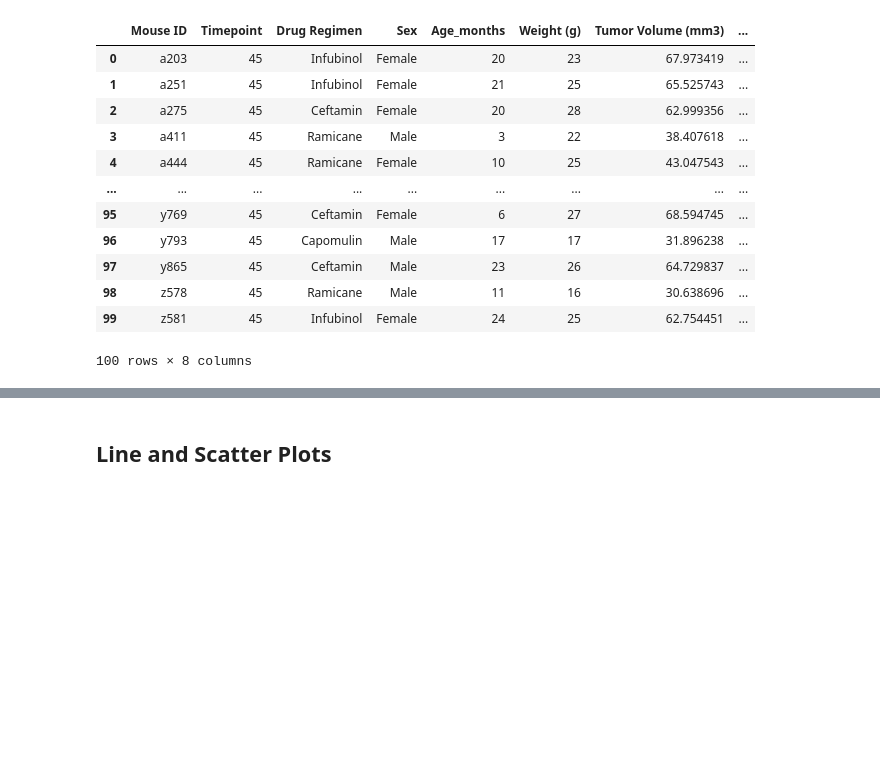
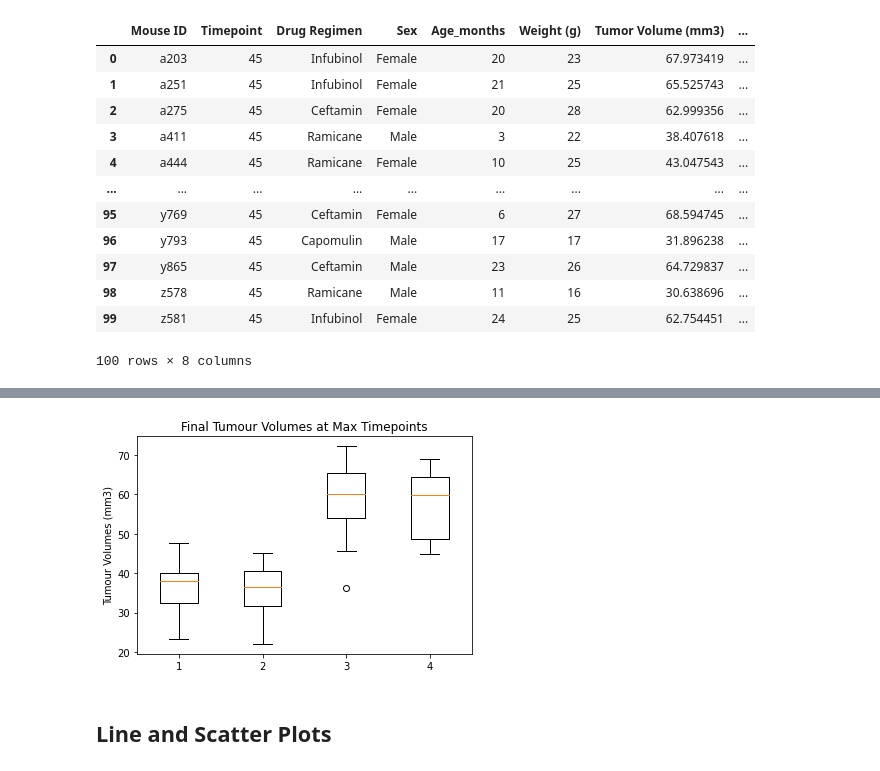
Before and after one commit to jeremychiaa/matplotlib-challenge, a Jupyter notebook: pymaceuticals_starter.ipynb, the cells around one changed output, grey strips where cells are left out. Cells and saved outputs as stored; diff of their text form; code cells hidden in the pictures; blank space fills up the shorter version.

Commit message:
added box plot

```diff
--- a/pymaceuticals_starter.ipynb
+++ b/pymaceuticals_starter.ipynb
@@ -274,8 +245,8 @@ tumour_volume = grouped_reduced_data["Timepoint"].max()
 # Reset index to default
 tumour_volume_df = tumour_volume.reset_index()
 
-# Merge two dataframes together
-new_combined_data = pd.merge(reduced_data, reduced_data, on=("Mouse ID", "Timepoint"), how="left")
+# Merge this group df with the original dataframe to get the tumor volume at the last timepoint
+new_combined_data = pd.merge(tumour_volume_df, reduced_data, on=("Mouse ID", "Timepoint"), how="left")
 new_combined_data
 # %% [output]
 |  | Mouse ID | Timepoint | Drug Regimen | Sex | Age_months | Weight (g) | Tumor Volume (mm3) | ... |
@@ -291,31 +262,5 @@ new_combined_data
 | 98 | z578 | 45 | Ramicane | Male | 11 | 16 | 30.638696 | ... |
 | 99 | z581 | 45 | Infubinol | Female | 24 | 25 | 62.754451 | ... |
 100 rows × 8 columns
-# %%
-# Calculate the final tumor volume of each mouse across four of the treatment regimens:
-# Capomulin, Ramicane, Infubinol, and Ceftamin
-# Start by getting the last (greatest) timepoint for each mouse
-
-# Retrieve data of the four treatment regimens
-reduced_data = combined_data.loc[combined_data["Drug Regimen"] == "Capomulin"]
-reduced_data = reduced_data.append(combined_data.loc[combined_data["Drug Regimen"] == "Ramicane"])
-reduced_data = reduced_data.append(combined_data.loc[combined_data["Drug Regimen"] == "Infubinol"])
-reduced_data = reduced_data.append(combined_data.loc[combined_data["Drug Regimen"] == "Ceftamin"])
-
-# Group dataframe by Mouse ID and Timepoint
-grouped_reduced_data = reduced_data.groupby(["Mouse ID", "Timepoint"])
-
-# Retrieve tumour volumes
-tumour_volume = grouped_reduced_data["Tumor Volume (mm3)"].max()
-
-# Change to default index
-tumour_volume = tumour_volume.reset_index()
-
-# Retrieve data with the max timepoint of 45
-last_timepoint = tumour_volume.loc[tumour_volume["Timepoint"] == 45]
-
-# Merge this group df with the original dataframe to get the tumor volume at the last timepoint
-new_combined_data = pd.merge(combined_data, last_timepoint, on=("Mouse ID", "Timepoint"), how="left", suffixes=("","(final)"))
-new_combined_data
 # %%
 # Put treatments into a list for for loop (and later for plot labels)
@@ -389,11 +310,13 @@ else:
 # %%
 # Generate a box plot of the final tumor volume of each mouse across four regimens of interest
-final_volume = [cleaned_capomulin["Tumor Volume (mm3)(final)"], cleaned_ramicane["Tumor Volume (mm3)(final)"], cleaned_infubinol["Tumor Volume (mm3)(final)"], cleaned_ceftamin["Tumor Volume (mm3)(final)"]]
+final_volume = [capomulin["Tumor Volume (mm3)"], ramicane["Tumor Volume (mm3)"], infubinol["Tumor Volume (mm3)"], ceftamin["Tumor Volume (mm3)"]]
 fig1, ax1 = plt.subplots()
 ax1.set_title("Final Tumour Volumes at Max Timepoints")
 ax1.set_ylabel("Tumour Volumes (mm3)")
 ax1.boxplot(final_volume)
 plt.show()
+# %% [output]
+[figure, added]
 # %% [markdown]
 ## Line and Scatter Plots
 # %%
```
Also changed, not shown: parts of 3 cells of this notebook.
